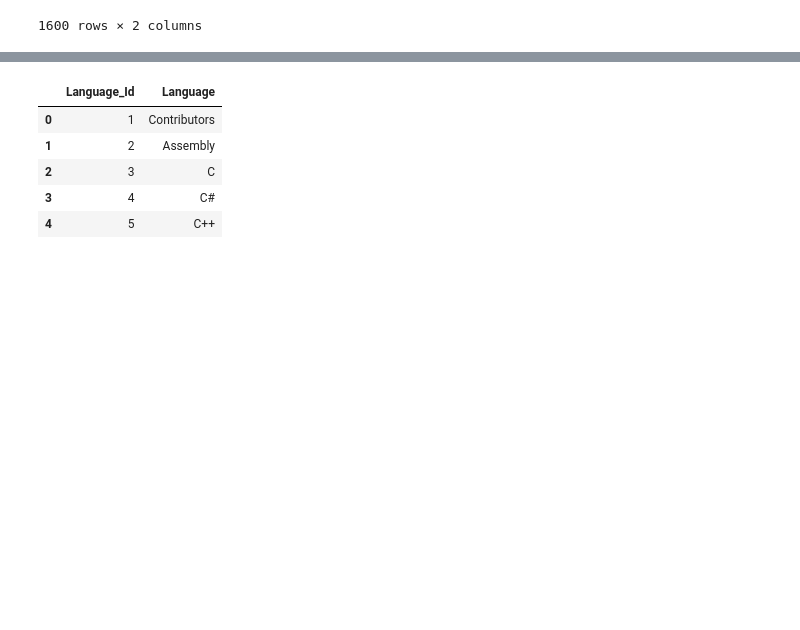
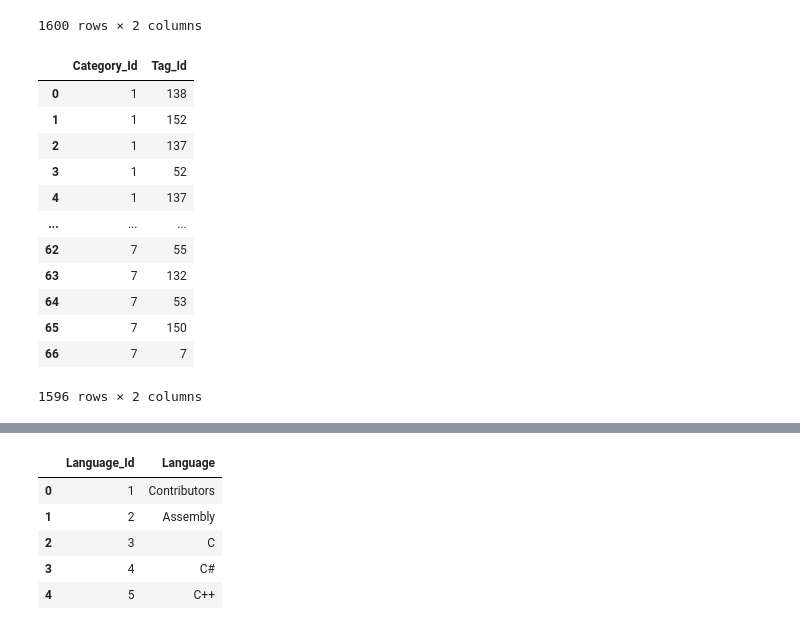
Before and after one commit to iliyapr/coinmarket, a Jupyter notebook: extra_work/phase2_extra.ipynb, the cells around one changed output, grey strips where cells are left out. Drawn from its saved outputs; the diff is of its cells as text; code cells hidden in the pictures; blank space fills up the shorter version.

```diff
--- a/extra_work/phase2_extra.ipynb
+++ b/extra_work/phase2_extra.ipynb
@@ -19,7 +19,7 @@ coins_information = pd.DataFrame()
 for i in range(coins.shape[0]):
     coin_name = coins["Name"][i]
     tail_of_csv_file_name = "_9_3_2022-9_3_2023_historical_data_coinmarketcap.csv"
-    csv_name =  "csvs\\" +coin_name + tail_of_csv_file_name
+    csv_name =  coin_name + tail_of_csv_file_name
     coin_detail = pd.read_csv(csv_name , delimiter=";")
     #adding symbol
     symbol = coins["Symbol"][i]
@@ -183,3 +197,47 @@ coin_tags
 | 0 | AMP | 150 |
 | 1 | AMP | 7 |
 1600 rows × 2 columns
+# %%
+category_tags = pd.DataFrame()
+for each_cat in list_category:
+    temp= category[category["Category"]==each_cat]
+    temp = temp["Category_Id"]
+    category_id = temp.iloc[0]
+    num_tags = 0
+    tags_col =list()
+    for j in total_tags[each_cat]:
+        if type(j)==str :
+
+            tags = j.split(',')
+            num_tags+=len(tags)
+            for tag in tags :
+                temp = all_tags[all_tags["Tag"]==tag]
+                temp = temp["Tag_Id"]
+                tag_id = temp.iloc[0]
+                tags_col.append(tag_id)
+    if num_tags >0 :
+        category_col = [category_id for z in range(num_tags)]
+        data = {"Category_Id":category_id,"Tag_Id":tags_col}
+        category_tag = pd.DataFrame(data= data)
+        category_tags = pd.concat([category_tags,category_tag])
+
+
+
+
+
+
+category_tags
+# %% [output]
+|  | Category_Id | Tag_Id |
+| 0 | 1 | 138 |
+| 1 | 1 | 152 |
+| 2 | 1 | 137 |
+| 3 | 1 | 52 |
+| 4 | 1 | 137 |
+| ... | ... | ... |
+| 62 | 7 | 55 |
+| 63 | 7 | 132 |
+| 64 | 7 | 53 |
+| 65 | 7 | 150 |
+| 66 | 7 | 7 |
+1596 rows × 2 columns
```
Also changed, not shown: parts of 23 cells of this notebook, 1 other file.
